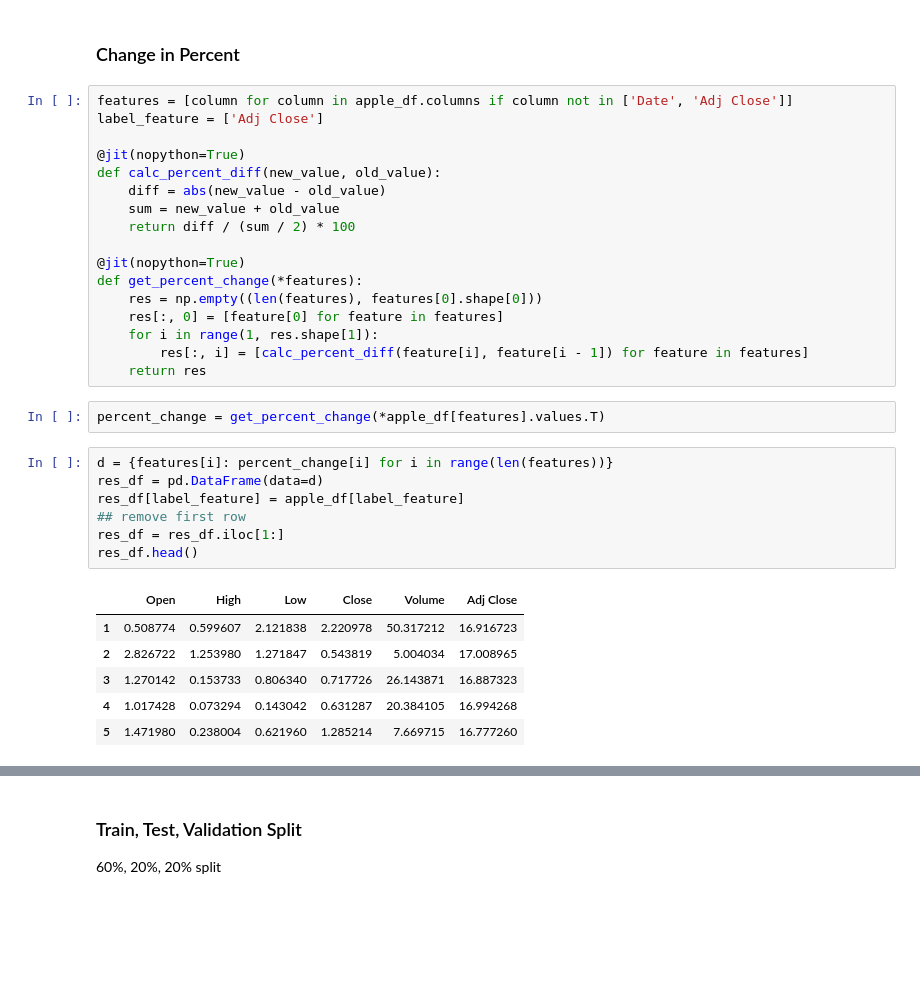
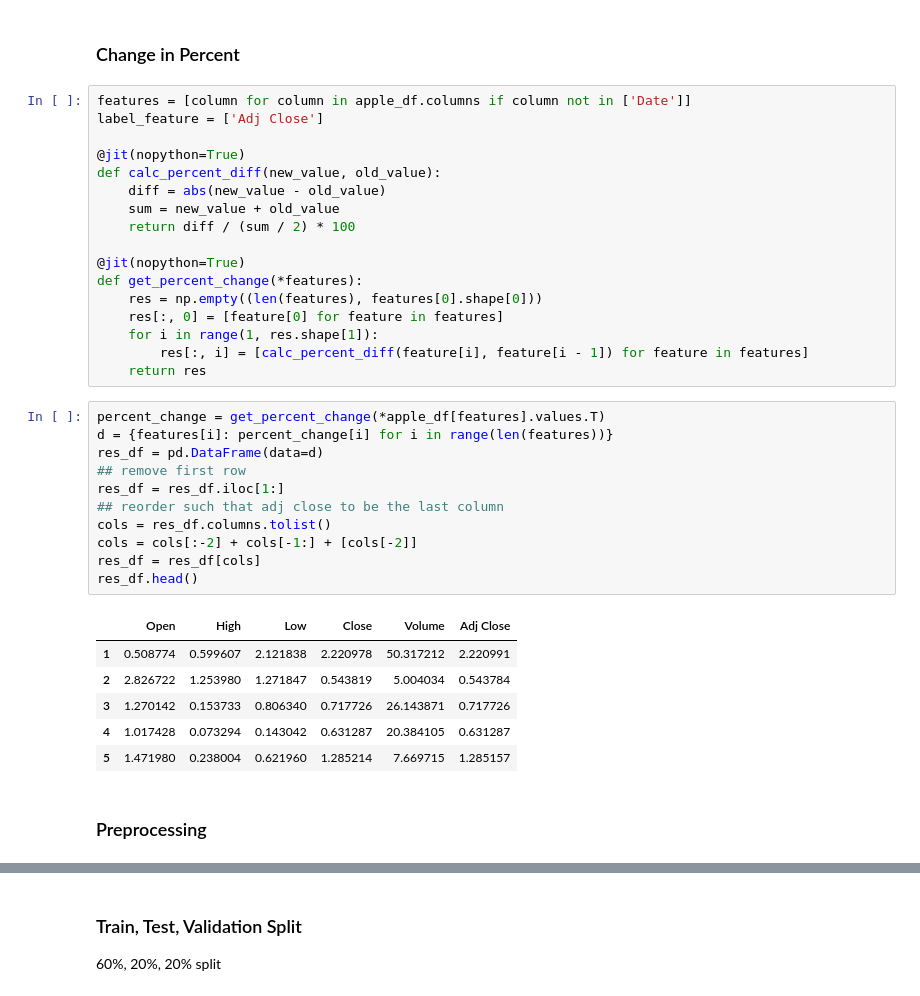
Before and after one commit to ken-liu-17/py, a Jupyter notebook: initial_model.ipynb, the cells around one changed output, grey strips where cells are left out. Cells and saved outputs as stored; diff of their text form; blank space fills up the shorter version.

```diff
--- a/initial_model.ipynb
+++ b/initial_model.ipynb
@@ -20,7 +20,7 @@ apple_df.head()
 # %% [markdown]
 ### Change in Percent
 # %%
-features = [column for column in apple_df.columns if column not in ['Date', 'Adj Close']]
+features = [column for column in apple_df.columns if column not in ['Date']]
 label_feature = ['Adj Close']
 
 @jit(nopython=True)
@@ -36,19 +36,23 @@ def get_percent_change(*features):
     for i in range(1, res.shape[1]):
         res[:, i] = [calc_percent_diff(feature[i], feature[i - 1]) for feature in features]
     return res
-# %%
-percent_change = get_percent_change(*apple_df[features].values.T)
 # %%
+percent_change = get_percent_change(*apple_df[features].values.T)
 d = {features[i]: percent_change[i] for i in range(len(features))}
 res_df = pd.DataFrame(data=d)
-res_df[label_feature] = apple_df[label_feature]
 ## remove first row
 res_df = res_df.iloc[1:]
+## reorder such that adj close to be the last column
+cols = res_df.columns.tolist()
+cols = cols[:-2] + cols[-1:] + [cols[-2]]
+res_df = res_df[cols]
 res_df.head()
 # %% [output]
 |  | Open | High | Low | Close | Volume | Adj Close |
-| 1 | 0.508774 | 0.599607 | 2.121838 | 2.220978 | 50.317212 | 16.916723 |
-| 2 | 2.826722 | 1.253980 | 1.271847 | 0.543819 | 5.004034 | 17.008965 |
-| 3 | 1.270142 | 0.153733 | 0.806340 | 0.717726 | 26.143871 | 16.887323 |
-| 4 | 1.017428 | 0.073294 | 0.143042 | 0.631287 | 20.384105 | 16.994268 |
-| 5 | 1.471980 | 0.238004 | 0.621960 | 1.285214 | 7.669715 | 16.777260 |
+| 1 | 0.508774 | 0.599607 | 2.121838 | 2.220978 | 50.317212 | 2.220991 |
+| 2 | 2.826722 | 1.253980 | 1.271847 | 0.543819 | 5.004034 | 0.543784 |
+| 3 | 1.270142 | 0.153733 | 0.806340 | 0.717726 | 26.143871 | 0.717726 |
+| 4 | 1.017428 | 0.073294 | 0.143042 | 0.631287 | 20.384105 | 0.631287 |
+| 5 | 1.471980 | 0.238004 | 0.621960 | 1.285214 | 7.669715 | 1.285157 |
+# %% [markdown]
+### Preprocessing
```
Also changed, not shown: parts of 22 cells of this notebook, 31 other files.
